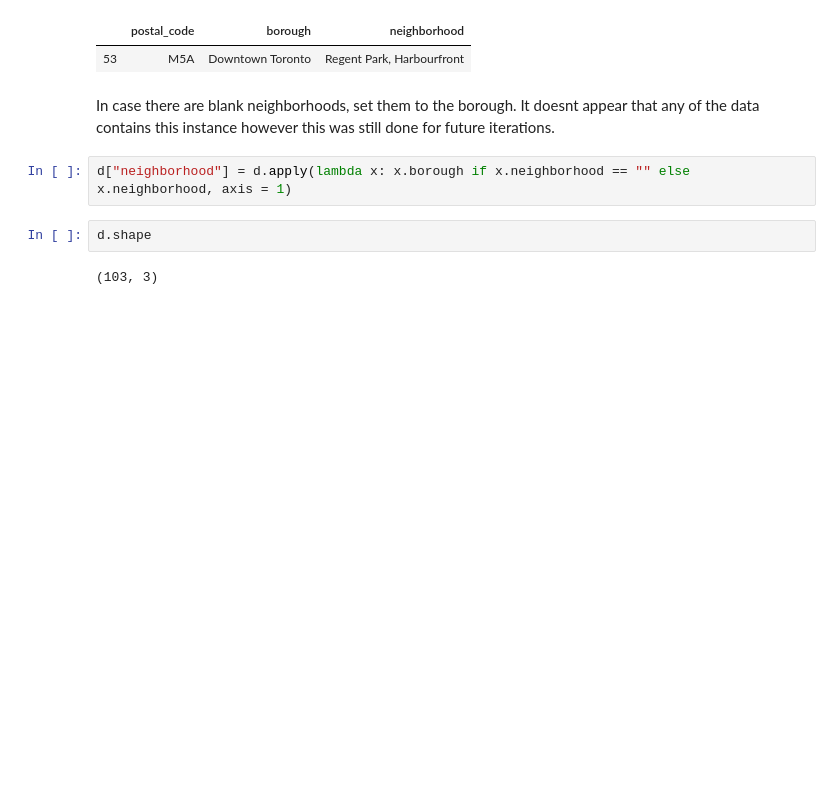
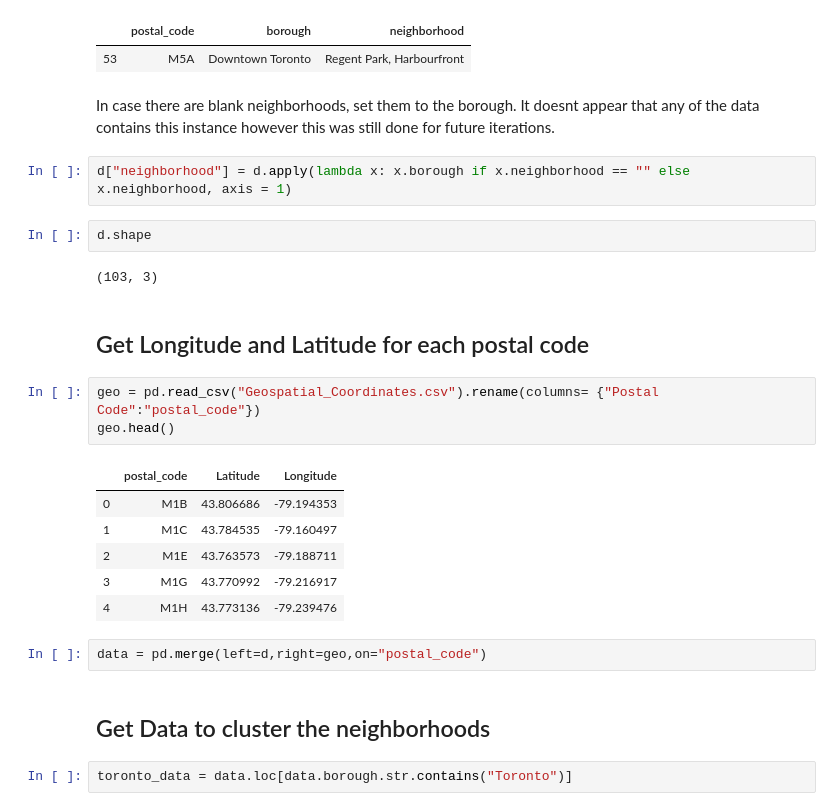
Before and after one commit to dprontack/IBMCAPSTONE, a Jupyter notebook: IBM Capstone.ipynb, the cells around one changed output. Cells and saved outputs as stored; diff of their text form; blank space fills up the shorter version.

```diff
--- a/IBM Capstone.ipynb
+++ b/IBM Capstone.ipynb
@@ -63,3 +63,21 @@ d["neighborhood"] = d.apply(lambda x: x.borough if x.neighborhood == "" else x.n
 d.shape
 # %% [output]
 (103, 3)
+# %% [markdown]
+## Get Longitude and Latitude for each postal code
+# %%
+geo = pd.read_csv("Geospatial_Coordinates.csv").rename(columns= {"Postal Code":"postal_code"})
+geo.head()
+# %% [output]
+|  | postal_code | Latitude | Longitude |
+| 0 | M1B | 43.806686 | -79.194353 |
+| 1 | M1C | 43.784535 | -79.160497 |
+| 2 | M1E | 43.763573 | -79.188711 |
+| 3 | M1G | 43.770992 | -79.216917 |
+| 4 | M1H | 43.773136 | -79.239476 |
+# %%
+data = pd.merge(left=d,right=geo,on="postal_code")
+# %% [markdown]
+## Get Data to cluster the neighborhoods
+# %%
+toronto_data = data.loc[data.borough.str.contains("Toronto")]
```
Also changed, not shown: parts of 13 cells of this notebook, 1 other file.
